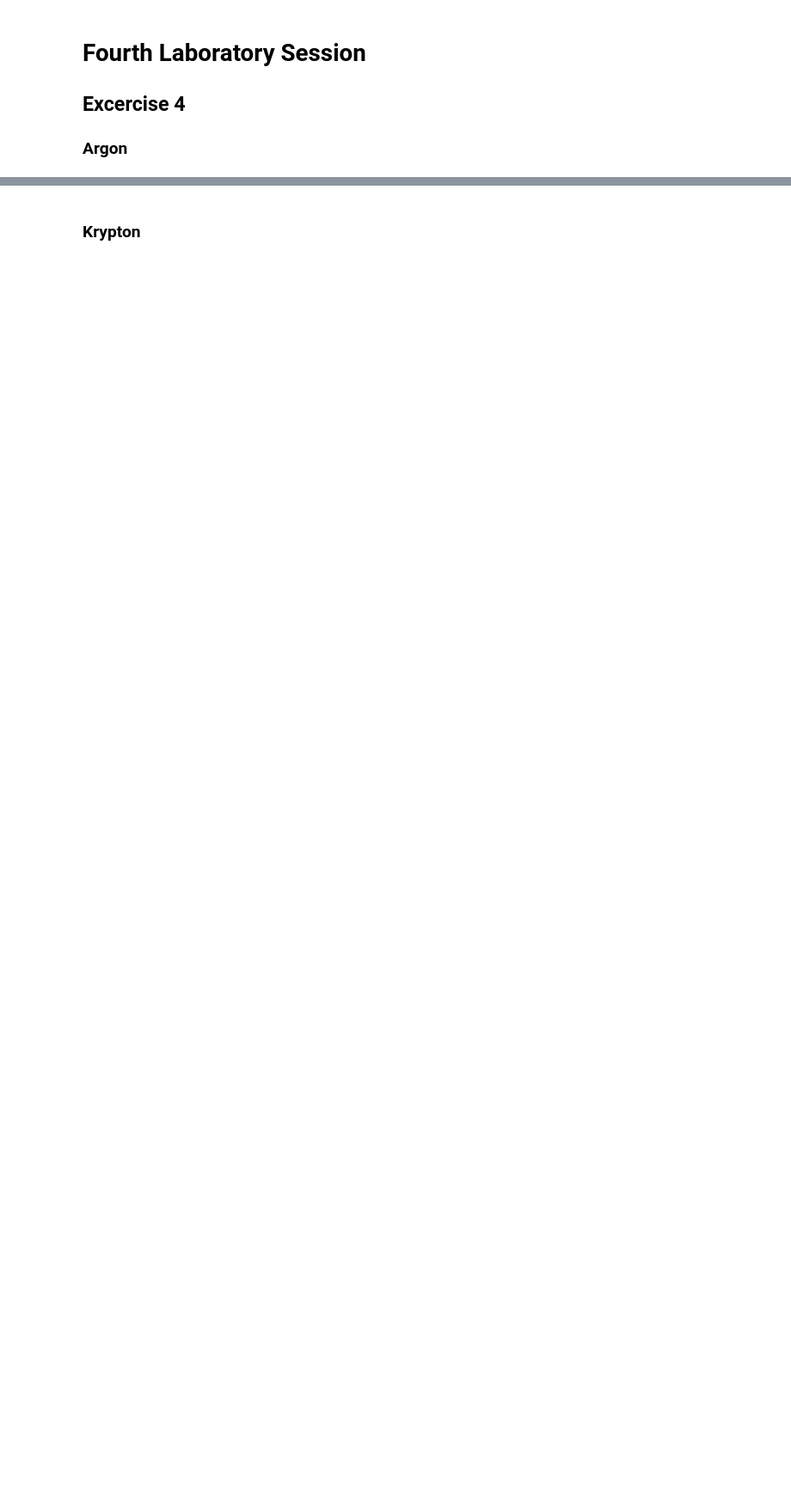
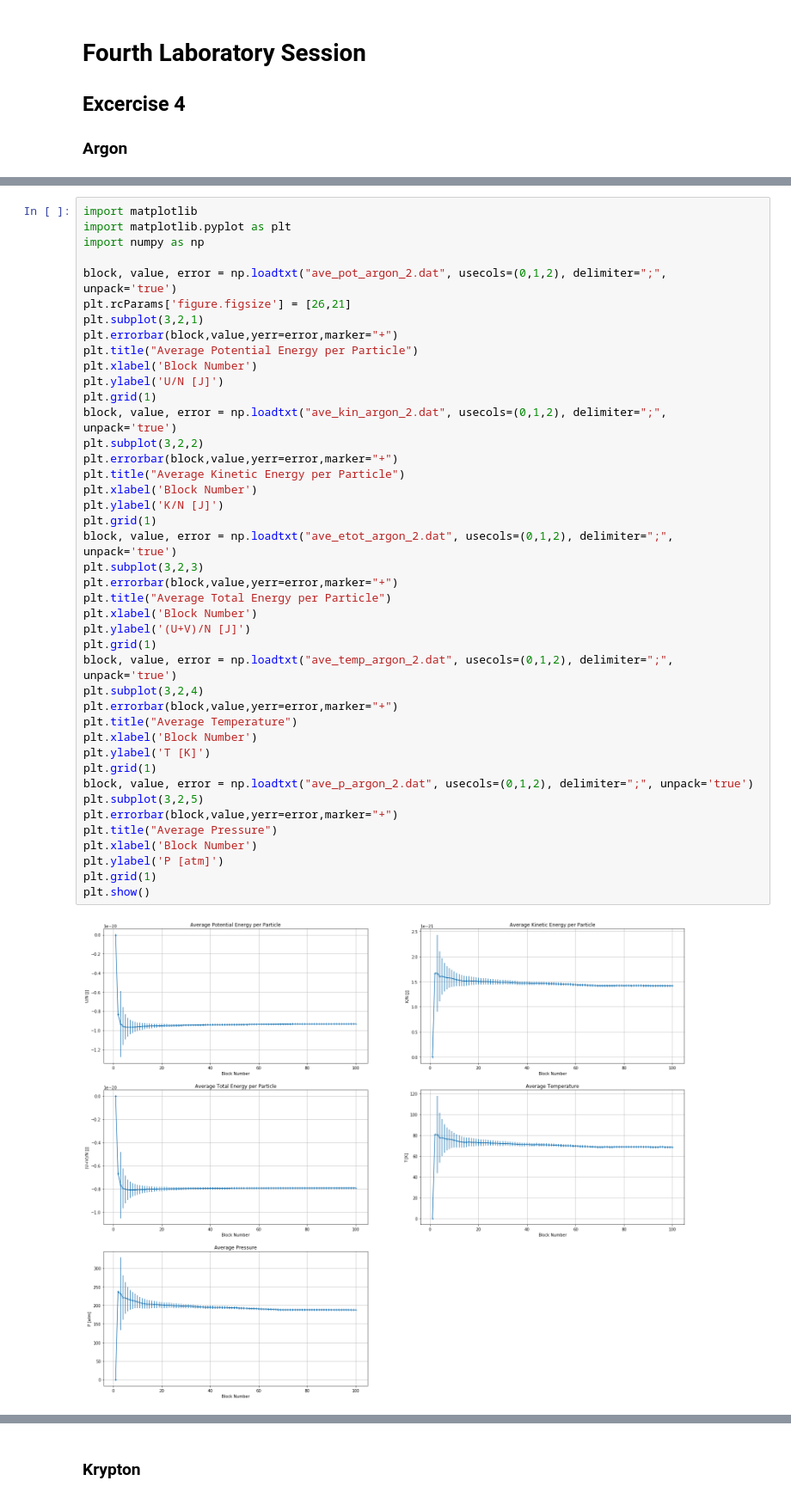
Before and after one commit to daniele-gilio/LSN, a Jupyter notebook: WIP/ex_lecture_4/MolecularDynamics_NVE/Fourth Laboratory Session.ipynb, the cells around one changed output, grey strips where cells are left out. Shown: that part at 86% size. Drawn from its saved outputs; the diff is of its cells as text; blank space fills up the shorter version.

Commit message:
Added graphs to JN, added logo to C++ code.

```diff
--- a/WIP/ex_lecture_4/MolecularDynamics_NVE/Fourth Laboratory Session.ipynb
+++ b/WIP/ex_lecture_4/MolecularDynamics_NVE/Fourth Laboratory Session.ipynb
@@ -48,0 +53,44 @@ plt.show()
+# %%
+import matplotlib
+import matplotlib.pyplot as plt
+import numpy as np
+
+block, value, error = np.loadtxt("ave_pot_argon_2.dat", usecols=(0,1,2), delimiter=";", unpack='true')
+plt.rcParams['figure.figsize'] = [26,21]
+plt.subplot(3,2,1)
+plt.errorbar(block,value,yerr=error,marker="+")
+plt.title("Average Potential Energy per Particle")
+plt.xlabel('Block Number')
+plt.ylabel('U/N [J]')
+plt.grid(1)
+block, value, error = np.loadtxt("ave_kin_argon_2.dat", usecols=(0,1,2), delimiter=";", unpack='true')
+plt.subplot(3,2,2)
+plt.errorbar(block,value,yerr=error,marker="+")
+plt.title("Average Kinetic Energy per Particle")
+plt.xlabel('Block Number')
+plt.ylabel('K/N [J]')
+plt.grid(1)
+block, value, error = np.loadtxt("ave_etot_argon_2.dat", usecols=(0,1,2), delimiter=";", unpack='true')
+plt.subplot(3,2,3)
+plt.errorbar(block,value,yerr=error,marker="+")
+plt.title("Average Total Energy per Particle")
+plt.xlabel('Block Number')
+plt.ylabel('(U+V)/N [J]')
+plt.grid(1)
+block, value, error = np.loadtxt("ave_temp_argon_2.dat", usecols=(0,1,2), delimiter=";", unpack='true')
+plt.subplot(3,2,4)
+plt.errorbar(block,value,yerr=error,marker="+")
+plt.title("Average Temperature")
+plt.xlabel('Block Number')
+plt.ylabel('T [K]')
+plt.grid(1)
+block, value, error = np.loadtxt("ave_p_argon_2.dat", usecols=(0,1,2), delimiter=";", unpack='true')
+plt.subplot(3,2,5)
+plt.errorbar(block,value,yerr=error,marker="+")
+plt.title("Average Pressure")
+plt.xlabel('Block Number')
+plt.ylabel('P [atm]')
+plt.grid(1)
+plt.show()
+# %% [output]
+[figure, added]
```
Also changed, not shown: parts of 9 cells of this notebook, 5 other files.
